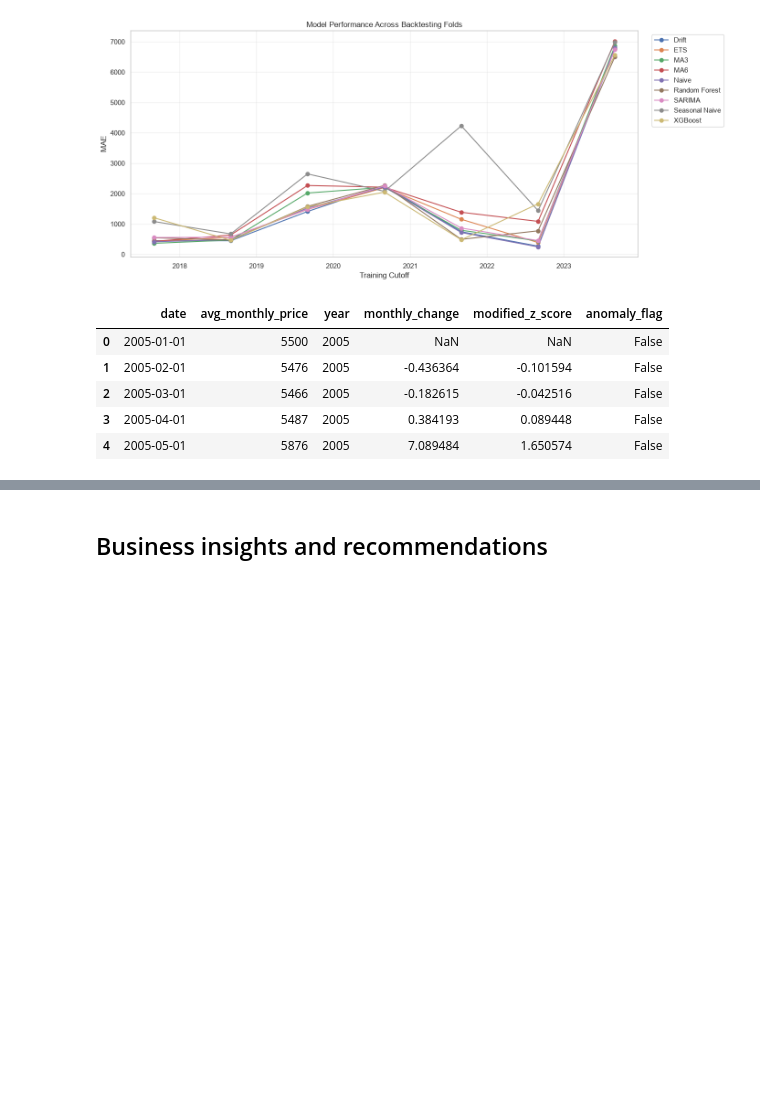
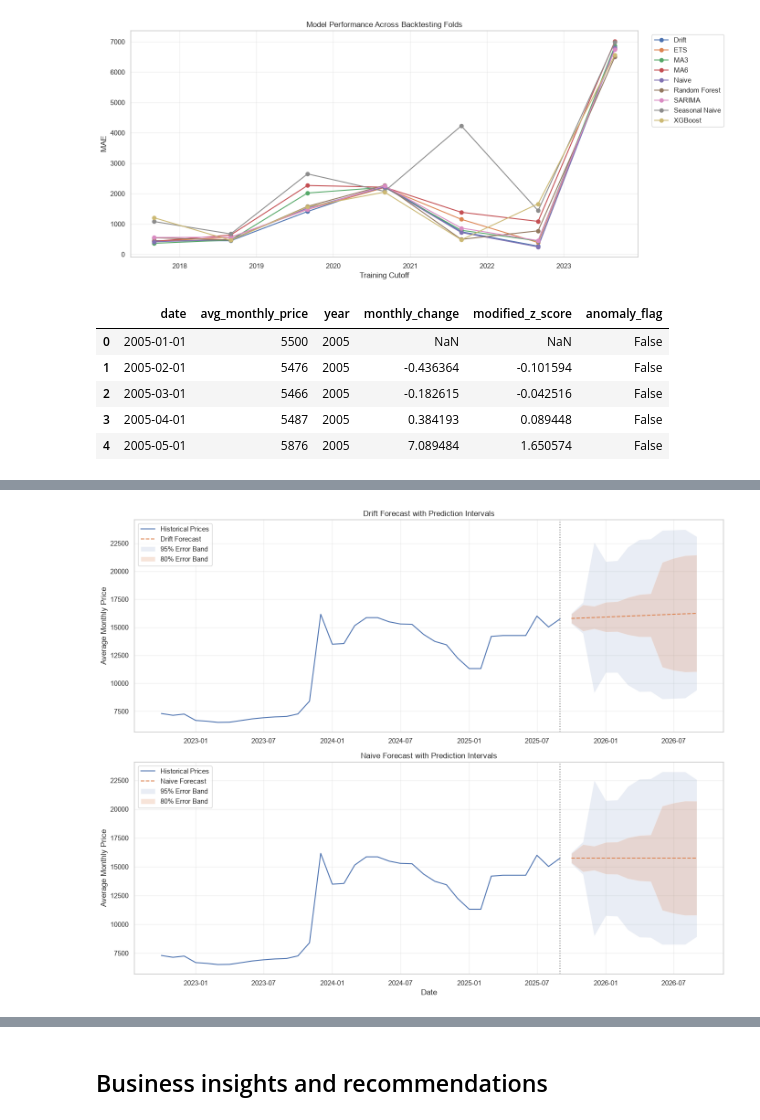
Before and after one commit to KarthikDaivadnya/PriceForecastingW2A, a Jupyter notebook: notebooks/Price_Forecasting_Complete.ipynb, the cells around one changed output, grey strips where cells are left out. Drawn from its saved outputs; the diff is of its cells as text; code cells hidden in the pictures; blank space fills up the shorter version.

```diff
--- a/notebooks/Price_Forecasting_Complete.ipynb
+++ b/notebooks/Price_Forecasting_Complete.ipynb
@@ -1560,0 +1768,81 @@ Forecast saved: d:\BECAME_DEVELOPER\PriceForecastingW2A\outputs\12_month_price_f
+# %%
+# Compare Drift and Naive forecasts with uncertainty bands
+
+fig, axes = plt.subplots(2, 1, figsize=(14, 11))
+
+# Drift forecast
+axes[0].plot(
+    ts.tail(36),
+    label="Historical Prices"
+)
+
+axes[0].plot(
+    forecast_dates,
+    final_forecast["Drift Forecast"],
+    linestyle="--",
+    label="Drift Forecast"
+)
+
+axes[0].fill_between(
+    forecast_dates,
+    final_forecast["Drift Lower 95"],
+    final_forecast["Drift Upper 95"],
+    alpha=0.12,
+    label="95% Error Band"
+)
+
+axes[0].fill_between(
+    forecast_dates,
+    final_forecast["Drift Lower 80"],
+    final_forecast["Drift Upper 80"],
+    alpha=0.22,
+    label="80% Error Band"
+)
+
+axes[0].set_title("Drift Forecast with Prediction Intervals")
+axes[0].set_ylabel("Average Monthly Price")
+axes[0].legend()
+axes[0].grid(alpha=0.3)
+
+# Naive forecast
+axes[1].plot(
+    ts.tail(36),
+    label="Historical Prices"
+)
+
+axes[1].plot(
+    forecast_dates,
+    final_forecast["Naive Forecast"],
+    linestyle="--",
+    label="Naive Forecast"
+)
+
+axes[1].fill_between(
+    forecast_dates,
+    final_forecast["Naive Lower 95"],
+    final_forecast["Naive Upper 95"],
+    alpha=0.12,
+    label="95% Error Band"
+)
+
+axes[1].fill_between(
+    forecast_dates,
+    final_forecast["Naive Lower 80"],
+    final_forecast["Naive Upper 80"],
+    alpha=0.22,
+    label="80% Error Band"
+)
+
+axes[1].set_title("Naive Forecast with Prediction Intervals")
+axes[1].set_xlabel("Date")
+axes[1].set_ylabel("Average Monthly Price")
+axes[1].legend()
+axes[1].grid(alpha=0.3)
+
+for ax in axes:
+    ax.axvline(ts.index[-1], color="gray", linestyle=":")
+
+plt.tight_layout()
+plt.show()
+# %% [output]
+[figure, added]
```
Also changed, not shown: parts of 44 cells of this notebook.
